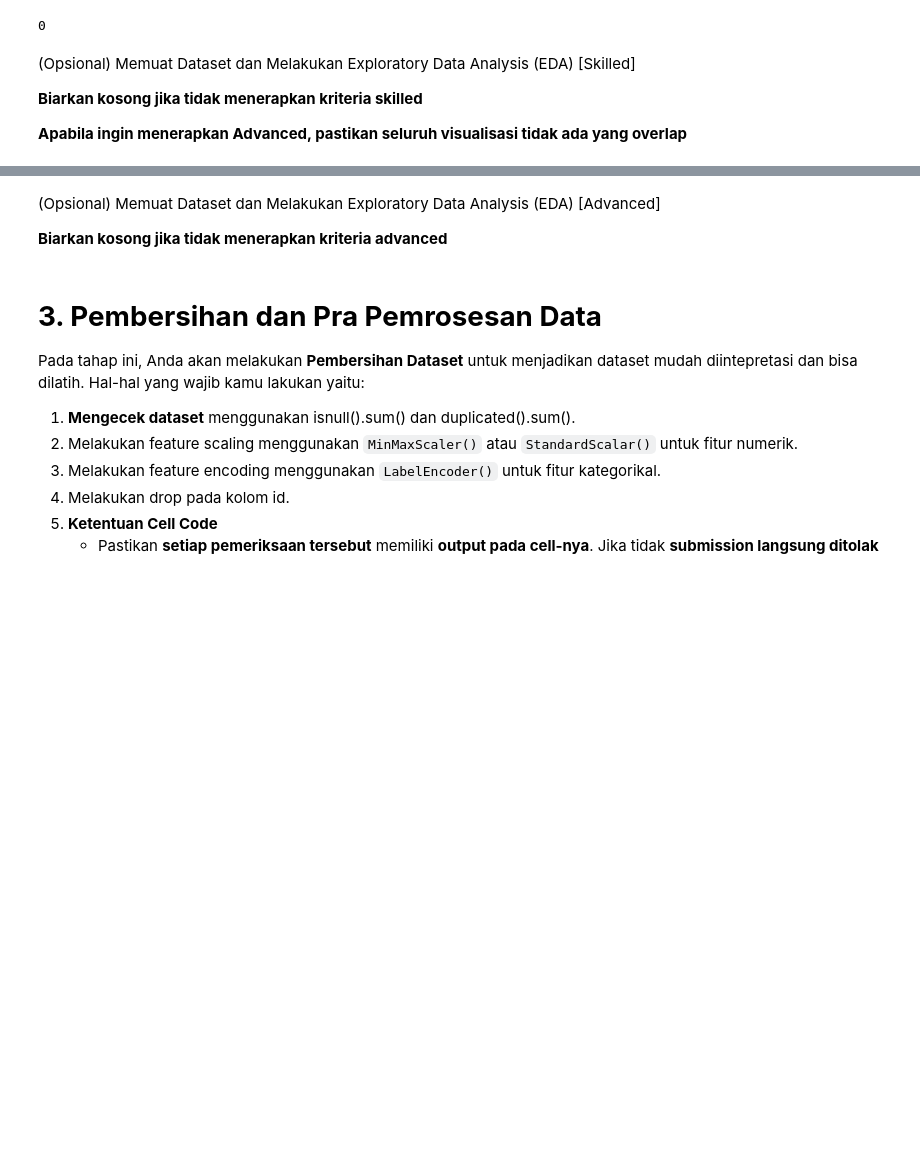
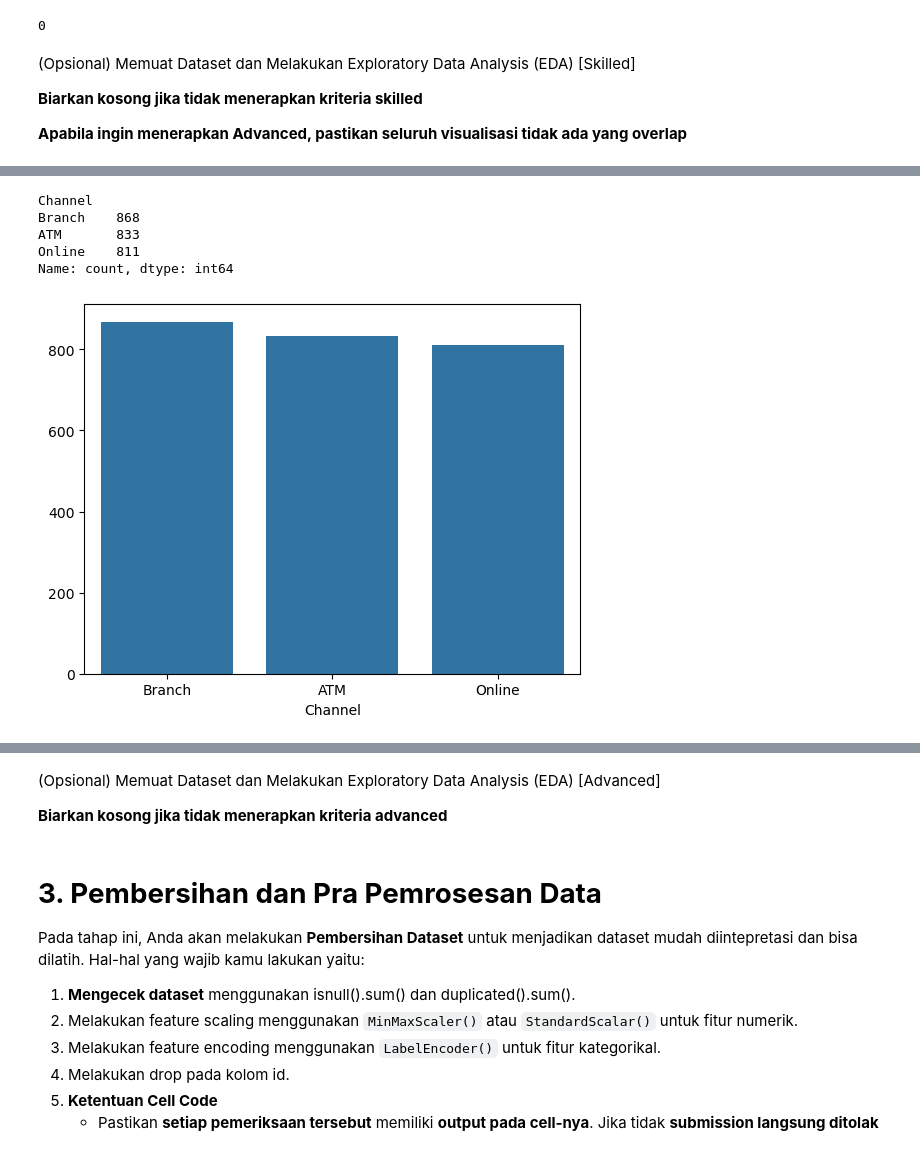
Before and after one commit to TurmaeUrsorum/porto-bank-transaction-cluster, a Jupyter notebook: porto-bank-transaction-cluster/notebooks/[Clustering]_Submission_Akhir_BMLP_Your_Name.ipynb, the cells around one changed output, grey strips where cells are left out. Drawn from its saved outputs; the diff is of its cells as text; code cells hidden in the pictures; blank space fills up the shorter version.

```diff
--- a/porto-bank-transaction-cluster/notebooks/[Clustering]_Submission_Akhir_BMLP_Your_Name.ipynb
+++ b/porto-bank-transaction-cluster/notebooks/[Clustering]_Submission_Akhir_BMLP_Your_Name.ipynb
@@ -225,0 +303,16 @@ df_main_features.duplicated().sum()
+# %%
+df_main_features_categorical["Channel"].value_counts()
+# %% [output]
+Channel
+Branch    868
+ATM       833
+Online    811
+Name: count, dtype: int64
+# %%
+sns.barplot(
+    x=df_main_features_categorical["Channel"].value_counts().index,
+    y=df_main_features_categorical["Channel"].value_counts().values
+)
+plt.show()
+# %% [output]
+[figure, added]
```
Also changed, not shown: parts of 18 cells of this notebook, 1 other file.
